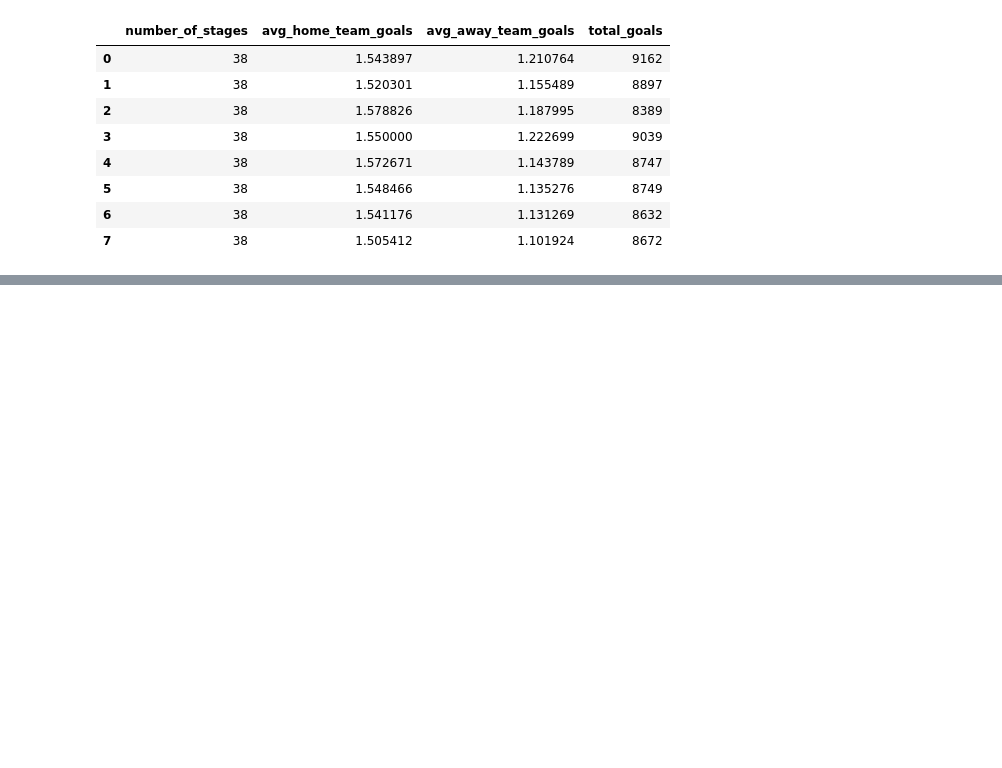
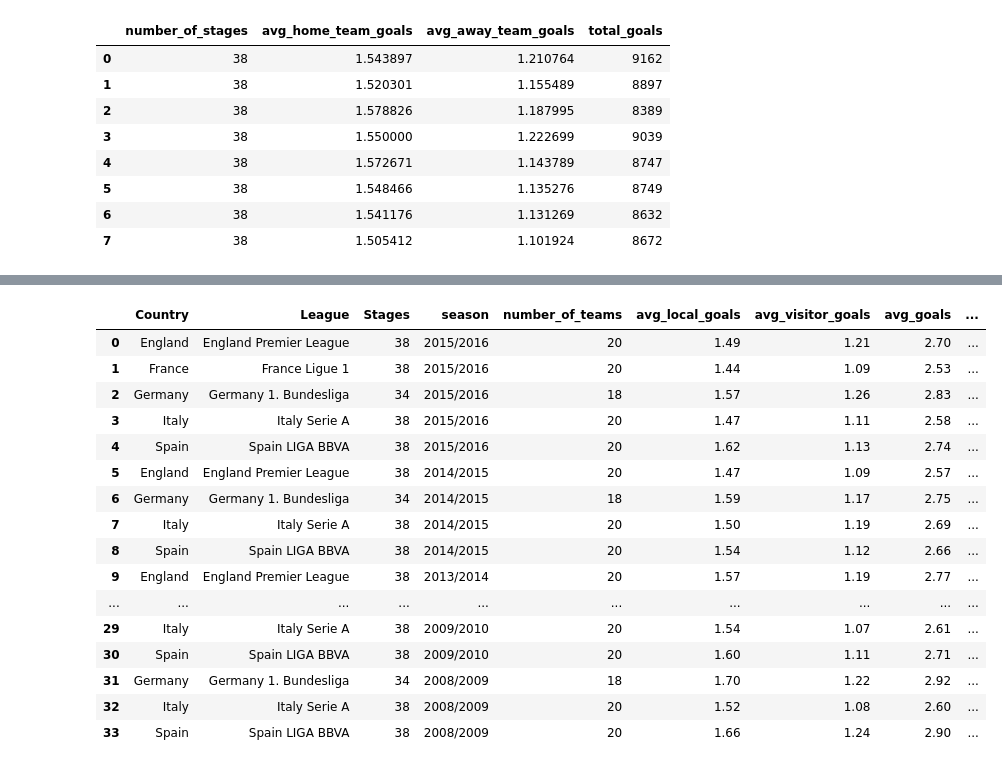
Before and after one commit to jholiner/Talento_Tech, a Jupyter notebook: Laboratorio_2.ipynb, the cells around one changed output, grey strips where cells are left out. Saved outputs shown, nothing was run; the diff lists cells and outputs as text; code cells hidden in the pictures; blank space fills up the shorter version.

```diff
--- a/Laboratorio_2.ipynb
+++ b/Laboratorio_2.ipynb
@@ -1034,0 +1328,38 @@ stages_by_season
+# %%
+query = """ select Country.name AS Country, League.name AS League, COUNT(DISTINCT Match.stage) AS Stages, season, COUNT(DISTINCT Match.home_team_api_id) AS number_of_teams,
+            ROUND(AVG(Match.home_team_goal),2) AS avg_local_goals,
+            ROUND(AVG(Match.away_team_goal),2) AS avg_visitor_goals,
+            ROUND(AVG(Match.home_team_goal + Match.away_team_goal),2) AS avg_goals,
+            ROUND(AVG(Match.home_team_goal - Match.away_team_goal),2) AS avg_goal_dif,
+            SUM(home_team_goal + away_team_goal) AS total_goals
+            FROM Match
+            JOIN Country ON Country.id = Match.country_id
+            JOIN League ON League.id = Match.league_id
+            JOIN Team AS HomeTeam ON HomeTeam.team_api_id = Match.home_team_api_id
+            JOIN Team AS AwayTeam ON AwayTeam.team_api_id = Match.away_team_api_id
+            WHERE Country.name IN ('Spain', 'Germany', 'France', 'Italy', 'England')
+            GROUP BY season, Country, League
+            HAVING AVG(home_team_goal + away_team_goal) > 2.5
+            ORDER BY season DESC;"""
+
+#No modificar lo siguiente:
+leages_by_season = pd.read_sql(query, conn)
+leages_by_season
+# %% [output]
+|  | Country | League | Stages | season | number_of_teams | avg_local_goals | avg_visitor_goals | avg_goals | ... |
+| 0 | England | England Premier League | 38 | 2015/2016 | 20 | 1.49 | 1.21 | 2.70 | ... |
+| 1 | France | France Ligue 1 | 38 | 2015/2016 | 20 | 1.44 | 1.09 | 2.53 | ... |
+| 2 | Germany | Germany 1. Bundesliga | 34 | 2015/2016 | 18 | 1.57 | 1.26 | 2.83 | ... |
+| 3 | Italy | Italy Serie A | 38 | 2015/2016 | 20 | 1.47 | 1.11 | 2.58 | ... |
+| 4 | Spain | Spain LIGA BBVA | 38 | 2015/2016 | 20 | 1.62 | 1.13 | 2.74 | ... |
+| 5 | England | England Premier League | 38 | 2014/2015 | 20 | 1.47 | 1.09 | 2.57 | ... |
+| 6 | Germany | Germany 1. Bundesliga | 34 | 2014/2015 | 18 | 1.59 | 1.17 | 2.75 | ... |
+| 7 | Italy | Italy Serie A | 38 | 2014/2015 | 20 | 1.50 | 1.19 | 2.69 | ... |
+| 8 | Spain | Spain LIGA BBVA | 38 | 2014/2015 | 20 | 1.54 | 1.12 | 2.66 | ... |
+| 9 | England | England Premier League | 38 | 2013/2014 | 20 | 1.57 | 1.19 | 2.77 | ... |
+| ... | ... | ... | ... | ... | ... | ... | ... | ... | ... |
+| 29 | Italy | Italy Serie A | 38 | 2009/2010 | 20 | 1.54 | 1.07 | 2.61 | ... |
+| 30 | Spain | Spain LIGA BBVA | 38 | 2009/2010 | 20 | 1.60 | 1.11 | 2.71 | ... |
+| 31 | Germany | Germany 1. Bundesliga | 34 | 2008/2009 | 18 | 1.70 | 1.22 | 2.92 | ... |
+| 32 | Italy | Italy Serie A | 38 | 2008/2009 | 20 | 1.52 | 1.08 | 2.60 | ... |
+| 33 | Spain | Spain LIGA BBVA | 38 | 2008/2009 | 20 | 1.66 | 1.24 | 2.90 | ... |
```
Also changed, not shown: parts of 29 cells of this notebook.
